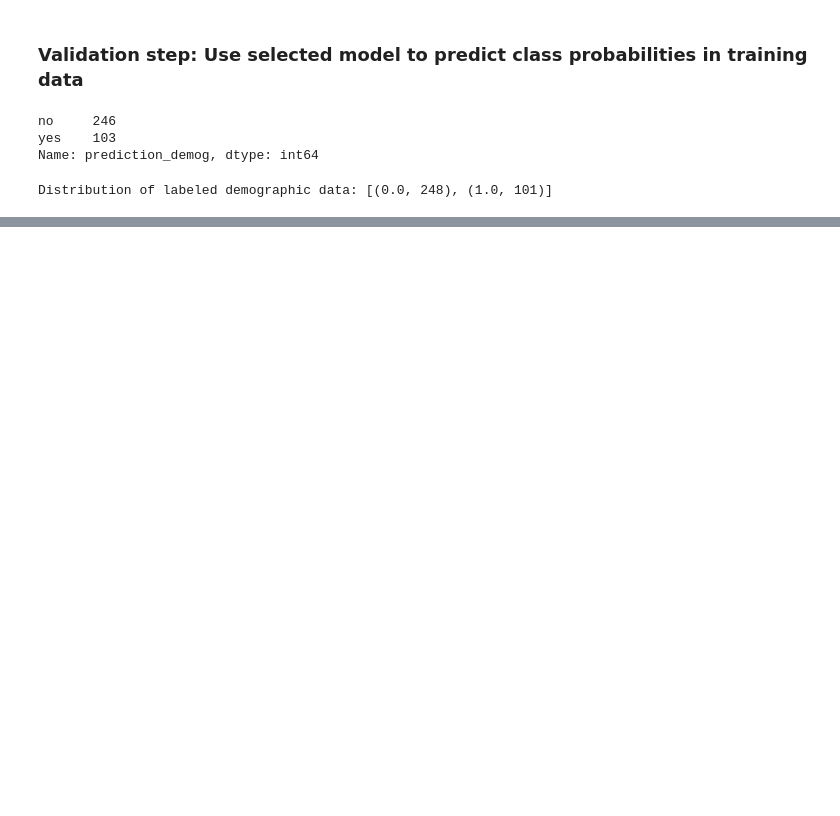
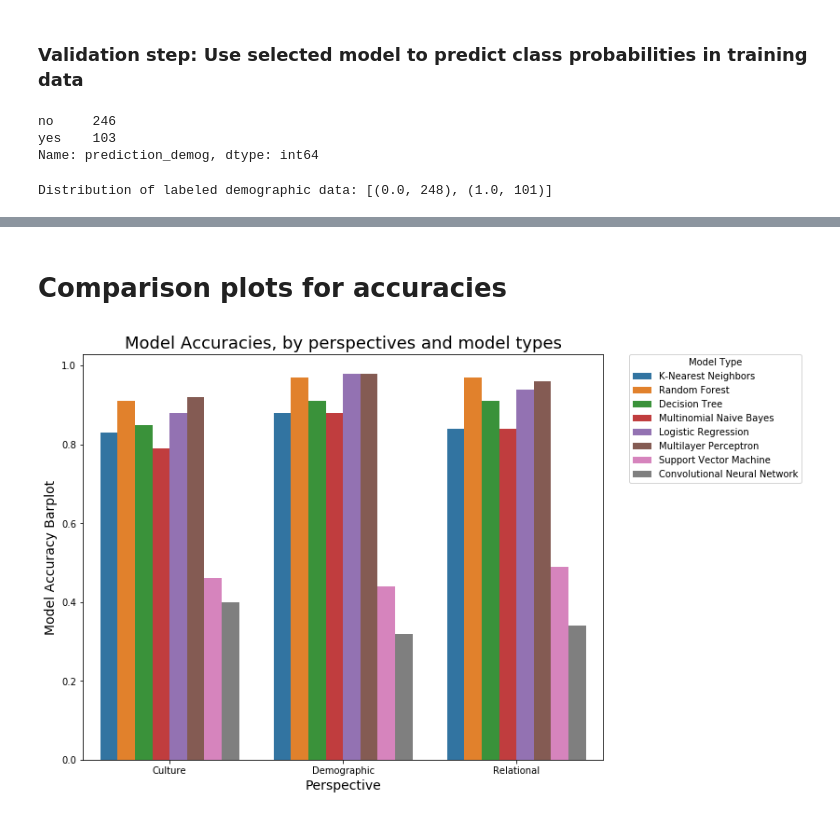
Before and after one commit to h2researchgroup/classification, a Jupyter notebook: modeling/evaluate_basic_classifiers_balanced.ipynb, the cells around one changed output, grey strips where cells are left out. Drawn from its saved outputs; the diff is of its cells as text; code cells hidden in the pictures; blank space fills up the shorter version.

```diff
--- a/modeling/evaluate_basic_classifiers_balanced.ipynb
+++ b/modeling/evaluate_basic_classifiers_balanced.ipynb
@@ -832,0 +1009,2 @@ demog_df[prob_col].hist(bins=50)
+# %% [markdown]
+# Comparison plots for accuracies
@@ -832,0 +1015,29 @@ demog_df[prob_col].hist(bins=50)
+# %%
+perspective = ['Culture', 'Culture', 'Culture', 'Culture', 'Culture', 'Culture', 'Culture', 'Culture',
+              'Demographic', 'Demographic', 'Demographic', 'Demographic', 'Demographic','Demographic', 'Demographic', 'Demographic',
+              'Relational', 'Relational', 'Relational', 'Relational', 'Relational', 'Relational', 'Relational', 'Relational']
+score = [0.83, 0.91, 0.85, 0.79, 0.88, 0.92, 0.46, 0.40,
+         0.88, 0.97, 0.91, 0.88, 0.98, 0.98, 0.44, 0.32,
+         0.84, 0.97, 0.91, 0.84, 0.94, 0.96, 0.49, 0.34]
+md = ['K-Nearest Neighbors', 'Random Forest', 'Decision Tree', 'Multinomial Naive Bayes', 'Logistic Regression',
+      'Multilayer Perceptron', 'Support Vector Machine', 'Convolutional Neural Network',
+      'K-Nearest Neighbors', 'Random Forest', 'Decision Tree', 'Multinomial Naive Bayes', 'Logistic Regression',
+      'Multilayer Perceptron', 'Support Vector Machine', 'Convolutional Neural Network',
+      'K-Nearest Neighbors', 'Random Forest', 'Decision Tree', 'Multinomial Naive Bayes', 'Logistic Regression',
+      'Multilayer Perceptron', 'Support Vector Machine', 'Convolutional Neural Network']
+# %%
+df_plot = pd.DataFrame({'perspective': perspective, 'score': score, 'model':md})
+# %%
+plt.figure(figsize=(10, 8))
+sns.barplot(x="perspective",
+            y="score",
+            hue="model",
+            data=df_plot)
+plt.ylabel("Model Accuracy Barplot", size=14)
+plt.xlabel("Perspective", size=14)
+plt.legend(bbox_to_anchor=(1.05, 1), loc=2, borderaxespad=0., title = 'Model Type')
+plt.title("Model Accuracies, by perspectives and model types", size=18)
+plt.savefig("model_accuracy_barplot.png", bbox_inches='tight')
+plt.show()
+# %% [output]
+[figure, added]
```
Also changed, not shown: parts of 26 cells of this notebook, 2 other files.
